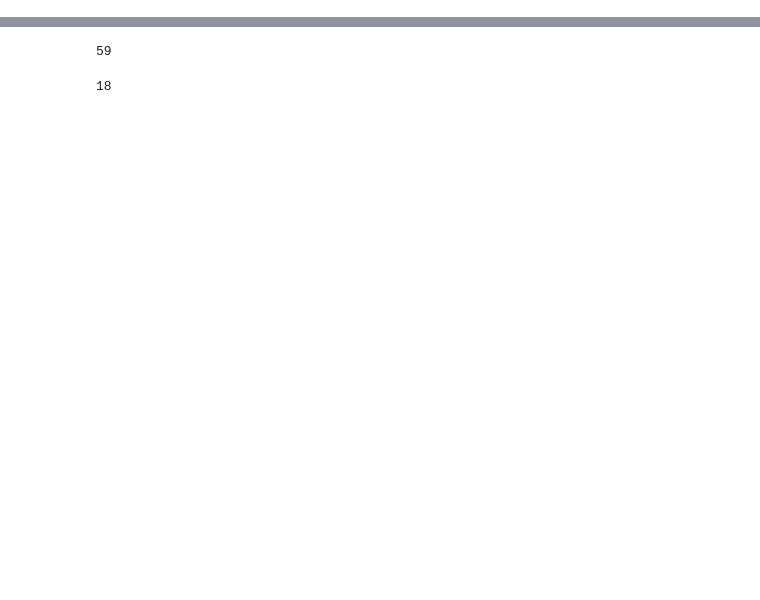
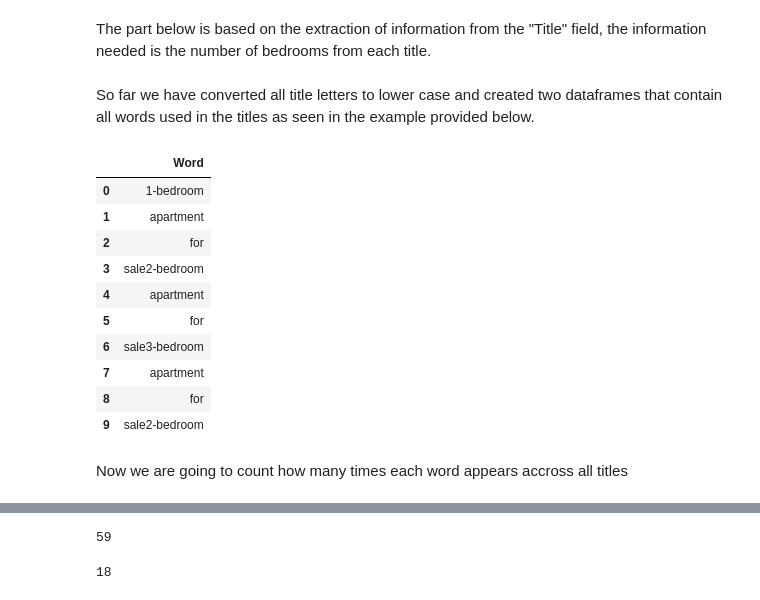
Before and after one commit to spyrou-andre/Data-Analyst-Portfolio, a Jupyter notebook: Housing-Prices/Jupyter_Notebook_Code.ipynb, the cells around one changed output, grey strips where cells are left out. Cells and saved outputs as stored; diff of their text form; code cells hidden in the pictures; blank space fills up the shorter version.

```diff
--- a/Housing-Prices/Jupyter_Notebook_Code.ipynb
+++ b/Housing-Prices/Jupyter_Notebook_Code.ipynb
@@ -90,3 +113,5 @@ memory usage: 30.6 KB
+# %% [markdown]
+The part below is based on the extraction of information from the "Title" field, the information needed is the number of bedrooms from each title.
 # %%
 #Makes all capital case letters to lower case
 Appartments_Flats['Title'] = Appartments_Flats['Title'].str.lower()
@@ -107,3 +132,21 @@ Title_str2['Word'] =Title_str.split()
+# %% [markdown]
+So far we have converted all title letters to lower case and created two dataframes that contain all words used in the titles as seen in the example provided below.
+# %%
+Title_str1.head(10)
+# %% [output]
+|  | Word |
+| 0 | 1-bedroom |
+| 1 | apartment |
+| 2 | fоr |
+| 3 | sаle2-bedroom |
+| 4 | apartment |
+| 5 | fоr |
+| 6 | sаle3-bedroom |
+| 7 | apartment |
+| 8 | fоr |
+| 9 | sаle2-bedroom |
+# %% [markdown]
+Now we are going to count how many times each word appears accross all titles
 # %%
 #Creating a New Dataframe that shows the count of each word in the title and sorting them by highest first
 Title_Wordcount = Title_str1.groupby(['Word']).size().reset_index(name="Word Count").sort_values(["Word Count"],ascending=[False])
```
Also changed, not shown: parts of 32 cells of this notebook.
